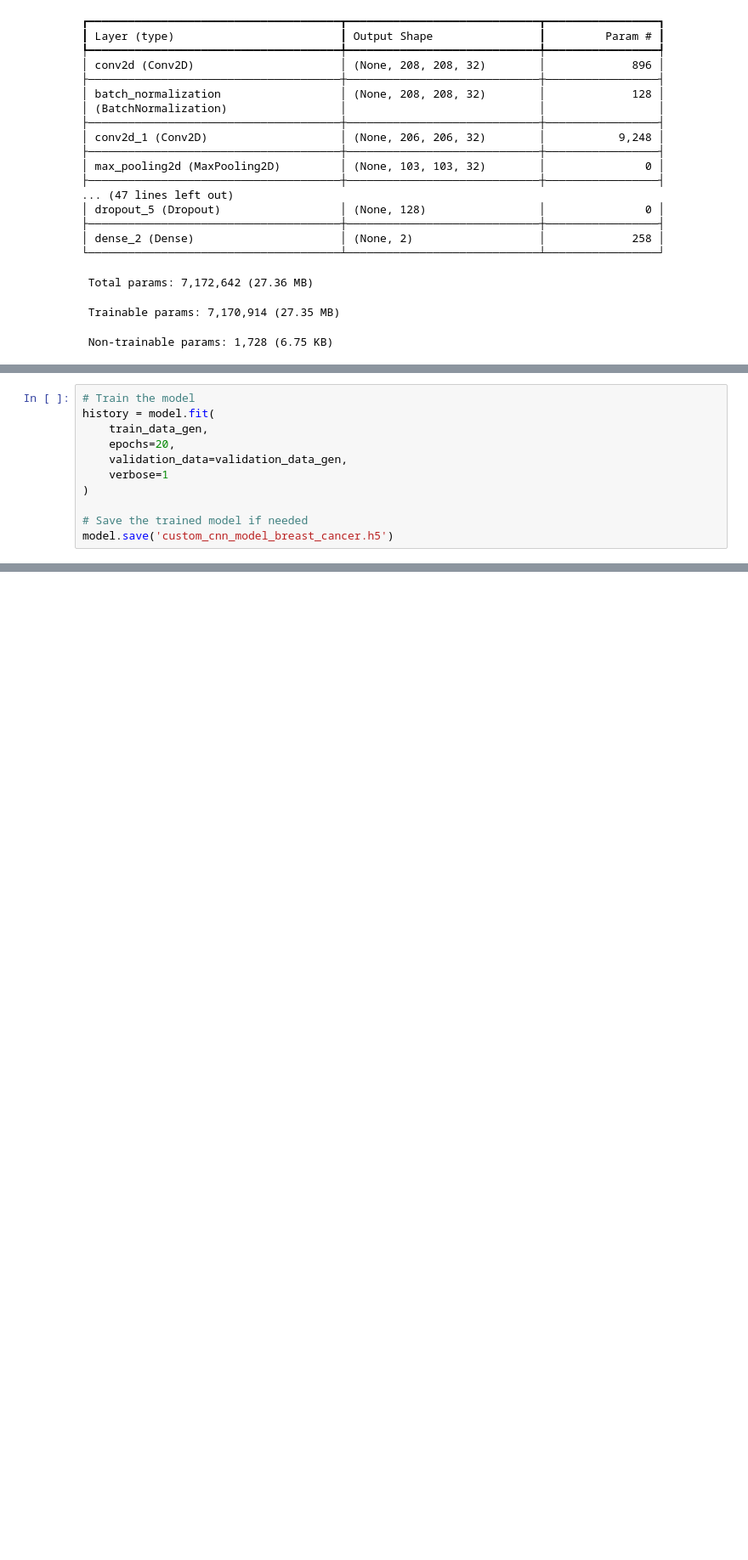
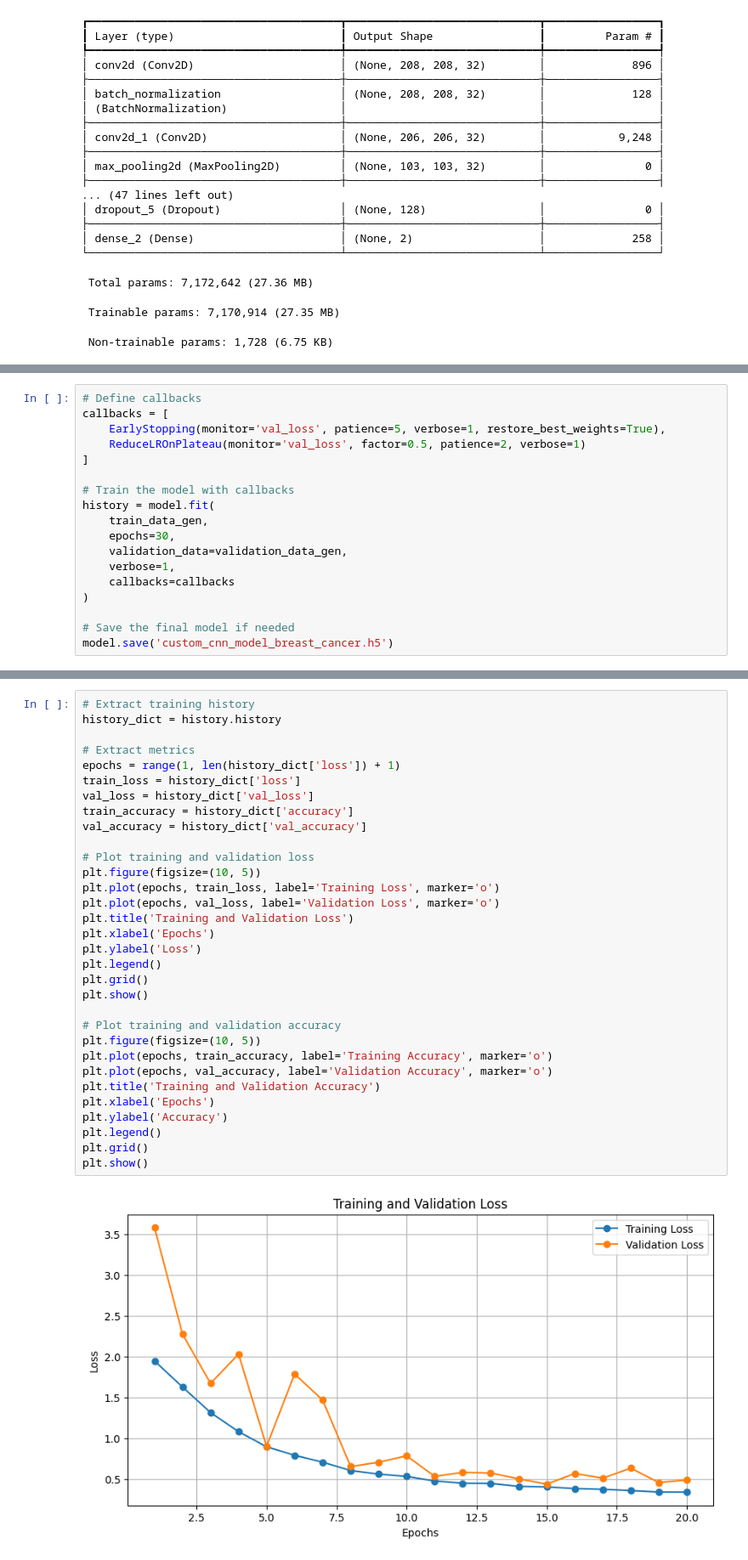
Before and after one commit to Arbabyounis46/Project_Breast_Cancer_Classification, a Jupyter notebook: Breast_Cancer_Classification_Using_CNN.ipynb, the cells around one changed output, grey strips where cells are left out. Shown at 85% size. Cells and saved outputs as stored; diff of their text form; blank space fills up the shorter version.

Commit message:
Initial Pre-trained model

```diff
--- a/Breast_Cancer_Classification_Using_CNN.ipynb
+++ b/Breast_Cancer_Classification_Using_CNN.ipynb
@@ -314,12 +300,19 @@ Model: "sequential"
 # %%
-# Train the model
+# Define callbacks
+callbacks = [
+    EarlyStopping(monitor='val_loss', patience=5, verbose=1, restore_best_weights=True),
+    ReduceLROnPlateau(monitor='val_loss', factor=0.5, patience=2, verbose=1)
+]
+
+# Train the model with callbacks
 history = model.fit(
     train_data_gen,
-    epochs=20,
+    epochs=30,
     validation_data=validation_data_gen,
-    verbose=1
+    verbose=1,
+    callbacks=callbacks
 )
 
-# Save the trained model if needed
+# Save the final model if needed
 model.save('custom_cnn_model_breast_cancer.h5')
 # %% [output]
@@ -344 +337,35 @@ Epoch 20/20
 WARNING:absl:You are saving your model as an HDF5 file via `model.save()` or `keras.saving.save_model(model)`. This file format is considered legacy. We recommend using instead the native Keras format ...
+# %%
+# Extract training history
+history_dict = history.history
+
+# Extract metrics
+epochs = range(1, len(history_dict['loss']) + 1)
+train_loss = history_dict['loss']
+val_loss = history_dict['val_loss']
+train_accuracy = history_dict['accuracy']
+val_accuracy = history_dict['val_accuracy']
+
+# Plot training and validation loss
+plt.figure(figsize=(10, 5))
+plt.plot(epochs, train_loss, label='Training Loss', marker='o')
+plt.plot(epochs, val_loss, label='Validation Loss', marker='o')
+plt.title('Training and Validation Loss')
+plt.xlabel('Epochs')
+plt.ylabel('Loss')
+plt.legend()
+plt.grid()
+plt.show()
+
+# Plot training and validation accuracy
+plt.figure(figsize=(10, 5))
+plt.plot(epochs, train_accuracy, label='Training Accuracy', marker='o')
+plt.plot(epochs, val_accuracy, label='Validation Accuracy', marker='o')
+plt.title('Training and Validation Accuracy')
+plt.xlabel('Epochs')
+plt.ylabel('Accuracy')
+plt.legend()
+plt.grid()
+plt.show()
+# %% [output]
+[figure, added]
```
Also changed, not shown: parts of 20 cells of this notebook.
